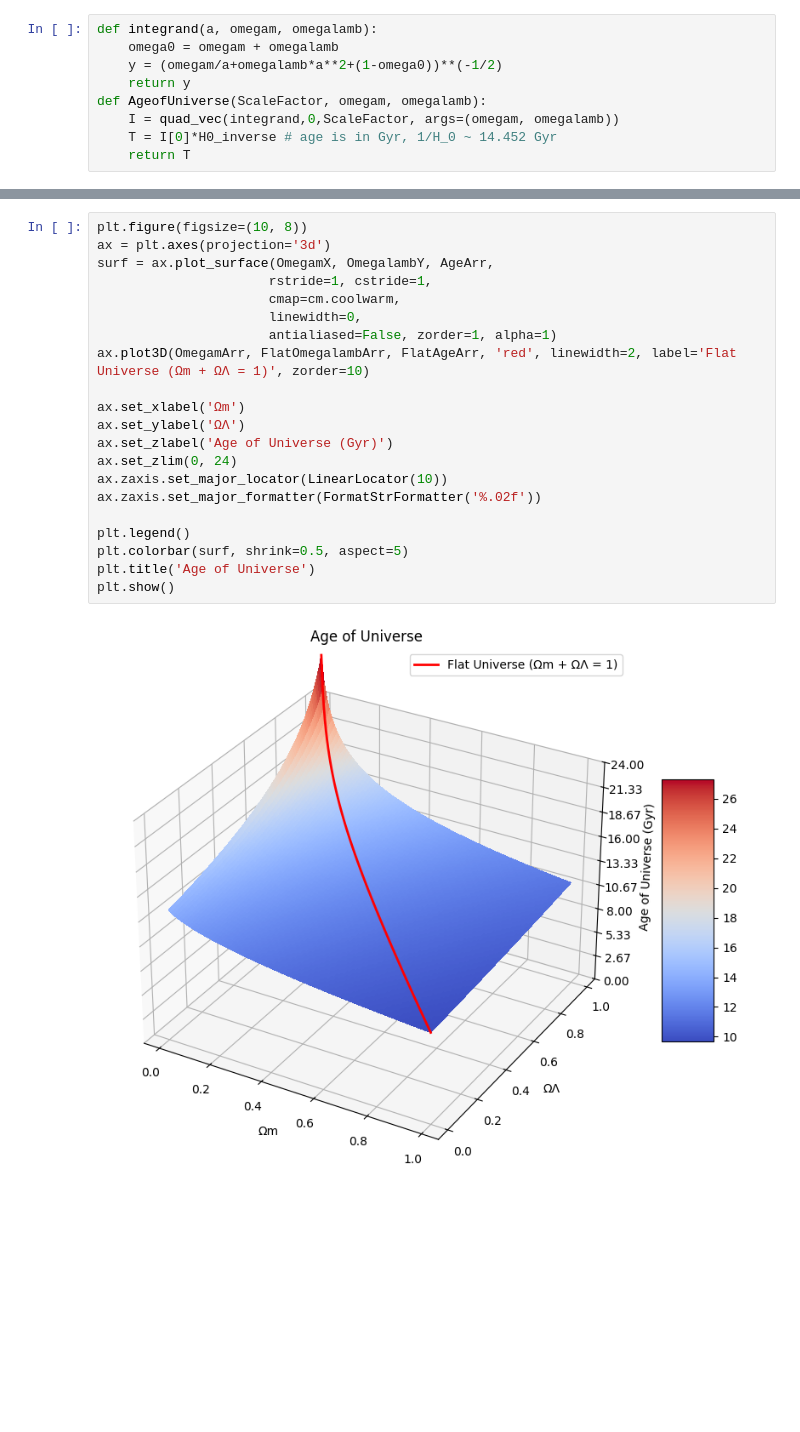
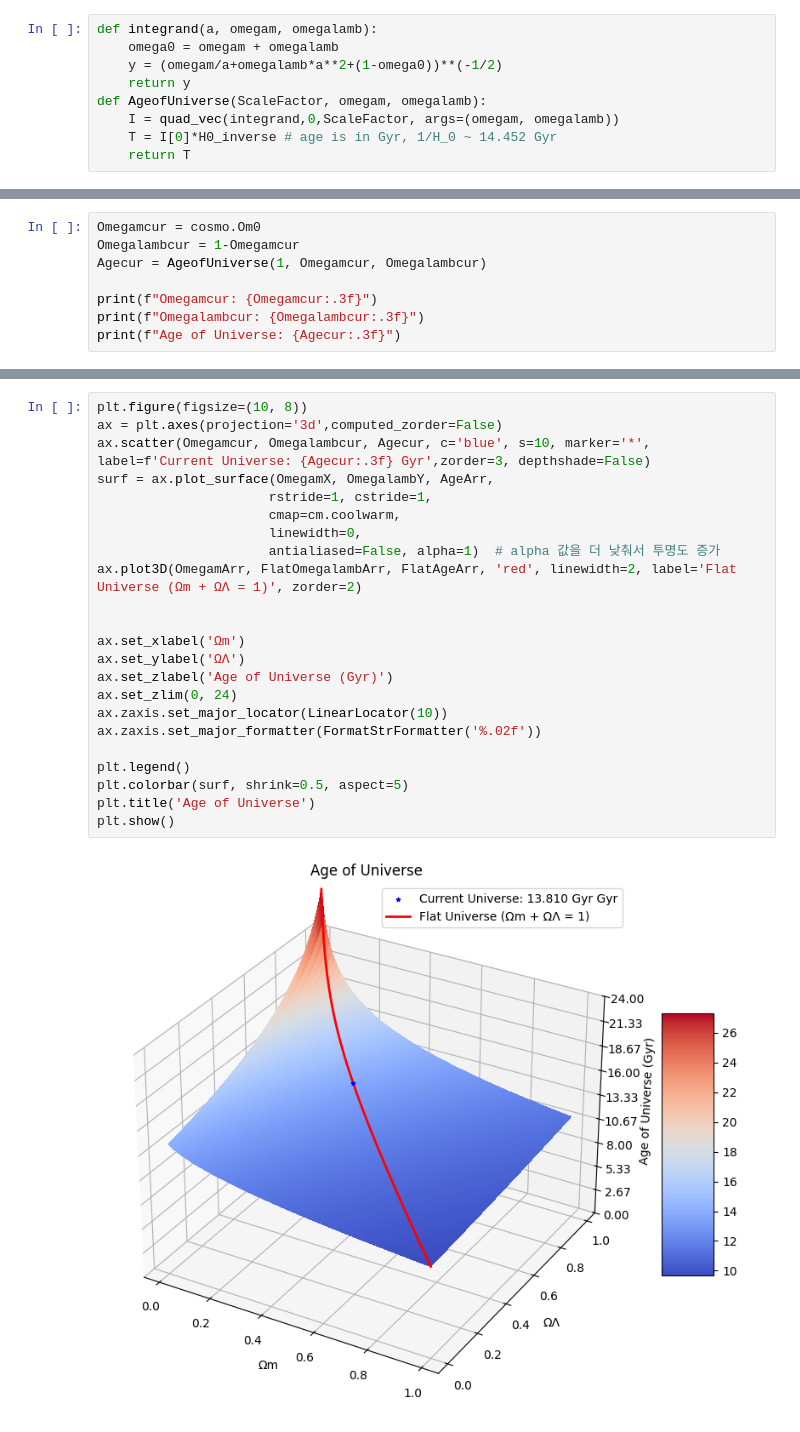
Before and after one commit to john1256/KASI_Ms, a Jupyter notebook: 2025/cosmo.ipynb, the cells around one changed output, grey strips where cells are left out. Cells and saved outputs as stored; diff of their text form; blank space fills up the shorter version.

Commit message:
fixed zorder

```diff
--- a/2025/cosmo.ipynb
+++ b/2025/cosmo.ipynb
@@ -39,0 +47,8 @@ FlatAgeArr = AgeofUniverse(1, OmegamArr, FlatOmegalambArr)
+# %%
+Omegamcur = cosmo.Om0
+Omegalambcur = 1-Omegamcur
+Agecur = AgeofUniverse(1, Omegamcur, Omegalambcur)
+
+print(f"Omegamcur: {Omegamcur:.3f}")
+print(f"Omegalambcur: {Omegalambcur:.3f}")
+print(f"Age of Universe: {Agecur:.3f}")
@@ -40,23 +59,25 @@ FlatAgeArr = AgeofUniverse(1, OmegamArr, FlatOmegalambArr)
 # %%
 plt.figure(figsize=(10, 8))
-ax = plt.axes(projection='3d')
+ax = plt.axes(projection='3d',computed_zorder=False)
+ax.scatter(Omegamcur, Omegalambcur, Agecur, c='blue', s=10, marker='*', label=f'Current Universe: {Agecur:.3f} Gyr',zorder=3, depthshade=False)
 surf = ax.plot_surface(OmegamX, OmegalambY, AgeArr,
                       rstride=1, cstride=1,
                       cmap=cm.coolwarm,
                       linewidth=0,
-                      antialiased=False, zorder=1, alpha=1)
-ax.plot3D(OmegamArr, FlatOmegalambArr, FlatAgeArr, 'red', linewidth=2, label='Flat Universe (Ωm + ΩΛ = 1)', zorder=10)
+                      antialiased=False, alpha=1)  # alpha 값을 더 낮춰서 투명도 증가
+ax.plot3D(OmegamArr, FlatOmegalambArr, FlatAgeArr, 'red', linewidth=2, label='Flat Universe (Ωm + ΩΛ = 1)', zorder=2)
+
 
 ax.set_xlabel('Ωm')
 ax.set_ylabel('ΩΛ')
 ax.set_zlabel('Age of Universe (Gyr)')
 ax.set_zlim(0, 24)
 ax.zaxis.set_major_locator(LinearLocator(10))
 ax.zaxis.set_major_formatter(FormatStrFormatter('%.02f'))
 
 plt.legend()
 plt.colorbar(surf, shrink=0.5, aspect=5)
 plt.title('Age of Universe')
 plt.show()
 # %% [output]
-[figure, old version]
+[figure, new version]
```
Also changed, not shown: parts of 2 cells of this notebook.
